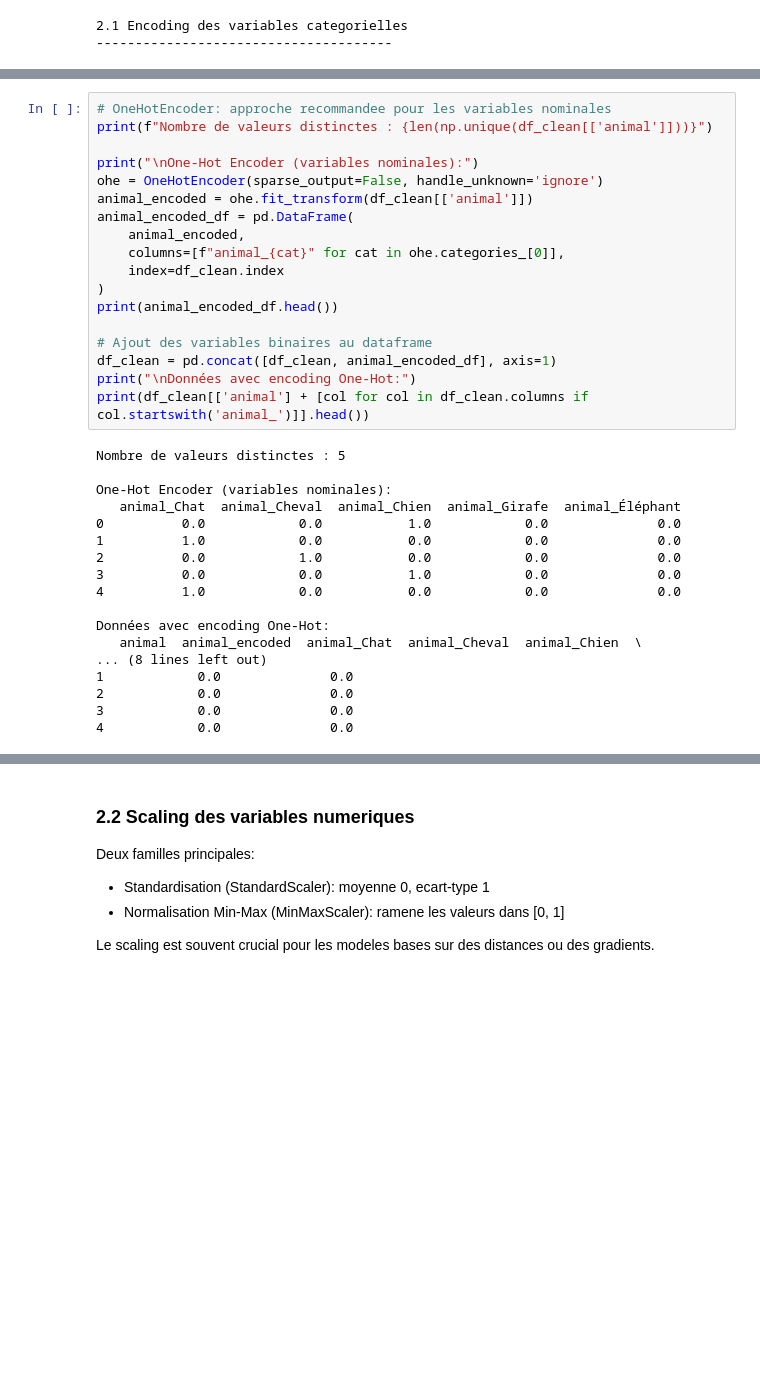
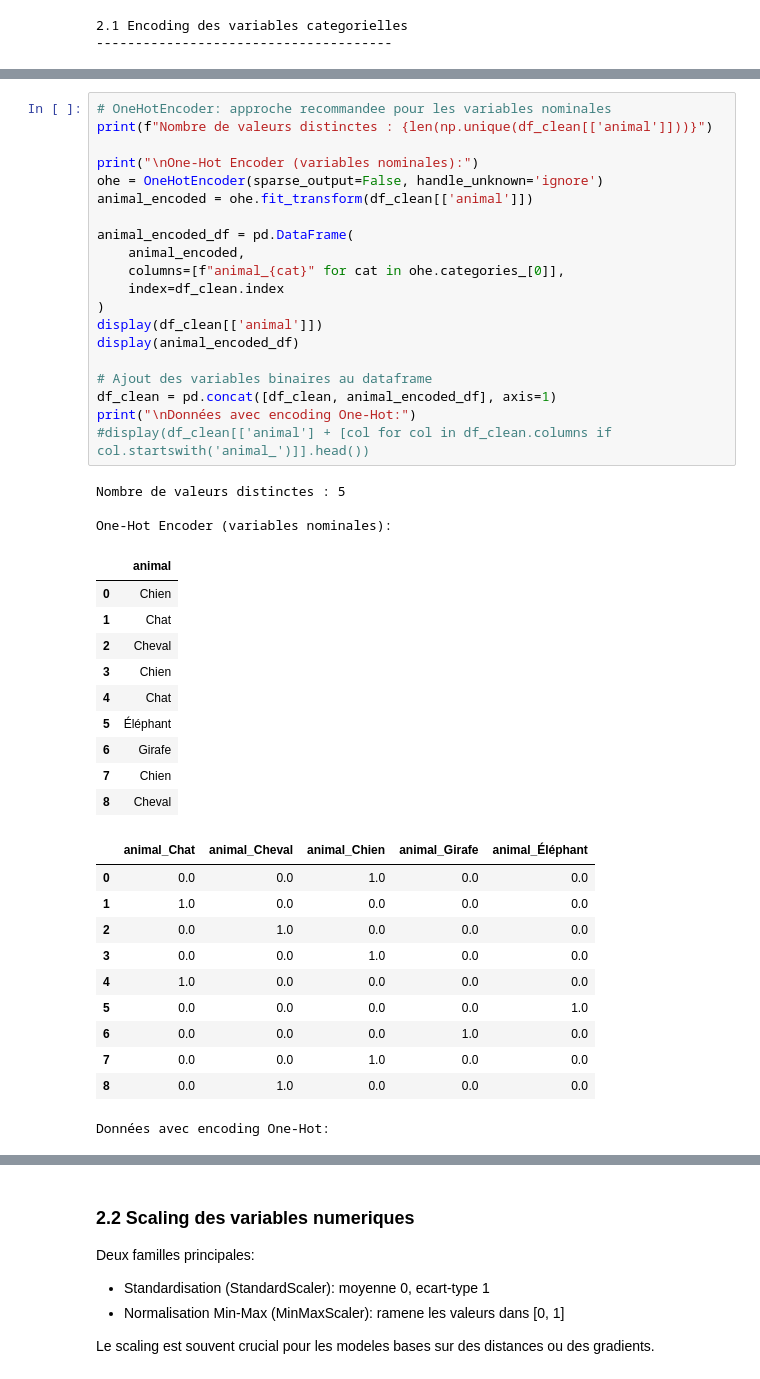
Before and after one commit to jkarsenty/ai-dev-teaching-hub, a Jupyter notebook: Machine-Learning/Part1/Alyra-preprocessing.ipynb, the cells around one changed output, grey strips where cells are left out. Cells and saved outputs as stored; diff of their text form; blank space fills up the shorter version.

```diff
--- a/Machine-Learning/Part1/Alyra-preprocessing.ipynb
+++ b/Machine-Learning/Part1/Alyra-preprocessing.ipynb
@@ -445,39 +466,48 @@ Mapping: {'Chat': 0, 'Cheval': 1, 'Chien': 2, 'Girafe': 3, 'Éléphant': 4}
 # %%
 # OneHotEncoder: approche recommandee pour les variables nominales
 print(f"Nombre de valeurs distinctes : {len(np.unique(df_clean[['animal']]))}")
 
 print("\nOne-Hot Encoder (variables nominales):")
 ohe = OneHotEncoder(sparse_output=False, handle_unknown='ignore')
 animal_encoded = ohe.fit_transform(df_clean[['animal']])
+
 animal_encoded_df = pd.DataFrame(
     animal_encoded,
     columns=[f"animal_{cat}" for cat in ohe.categories_[0]],
     index=df_clean.index
 )
-print(animal_encoded_df.head())
+display(df_clean[['animal']])
+display(animal_encoded_df)
 
 # Ajout des variables binaires au dataframe
 df_clean = pd.concat([df_clean, animal_encoded_df], axis=1)
 print("\nDonnées avec encoding One-Hot:")
-print(df_clean[['animal'] + [col for col in df_clean.columns if col.startswith('animal_')]].head())
+#display(df_clean[['animal'] + [col for col in df_clean.columns if col.startswith('animal_')]].head())
 # %% [output]
 Nombre de valeurs distinctes : 5
 
 One-Hot Encoder (variables nominales):
-   animal_Chat  animal_Cheval  animal_Chien  animal_Girafe  animal_Éléphant
-0          0.0            0.0           1.0            0.0              0.0
-1          1.0            0.0           0.0            0.0              0.0
-2          0.0            1.0           0.0            0.0              0.0
-3          0.0            0.0           1.0            0.0              0.0
-4          1.0            0.0           0.0            0.0              0.0
-
-Données avec encoding One-Hot:
-   animal  animal_encoded  animal_Chat  animal_Cheval  animal_Chien  \
-... (8 lines left out)
-1            0.0              0.0
-2            0.0              0.0
-3            0.0              0.0
-4            0.0              0.0
+|  | animal |
+| 0 | Chien |
+| 1 | Chat |
+| 2 | Cheval |
+| 3 | Chien |
+| 4 | Chat |
+| 5 | Éléphant |
+| 6 | Girafe |
+| 7 | Chien |
+| 8 | Cheval |
+|  | animal_Chat | animal_Cheval | animal_Chien | animal_Girafe | animal_Éléphant |
+| 0 | 0.0 | 0.0 | 1.0 | 0.0 | 0.0 |
+| 1 | 1.0 | 0.0 | 0.0 | 0.0 | 0.0 |
+| 2 | 0.0 | 1.0 | 0.0 | 0.0 | 0.0 |
+| 3 | 0.0 | 0.0 | 1.0 | 0.0 | 0.0 |
+| 4 | 1.0 | 0.0 | 0.0 | 0.0 | 0.0 |
+| 5 | 0.0 | 0.0 | 0.0 | 0.0 | 1.0 |
+| 6 | 0.0 | 0.0 | 0.0 | 1.0 | 0.0 |
+| 7 | 0.0 | 0.0 | 1.0 | 0.0 | 0.0 |
+| 8 | 0.0 | 1.0 | 0.0 | 0.0 | 0.0 |
+Données avec encoding One-Hot:
 # %%
 # Target encoding simplifie (demonstration pedagogique)
 # Attention: en pratique, ce type d'encodage doit etre fait en CV pour eviter le leakage.
```
Also changed, not shown: parts of 8 cells of this notebook, 1 other file.
